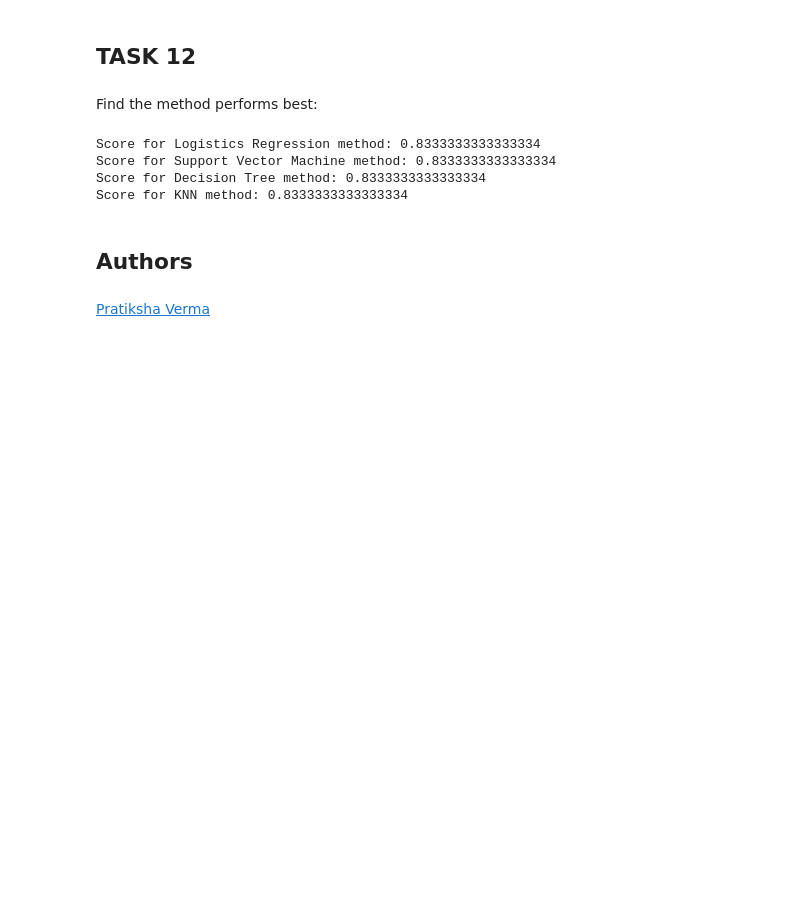
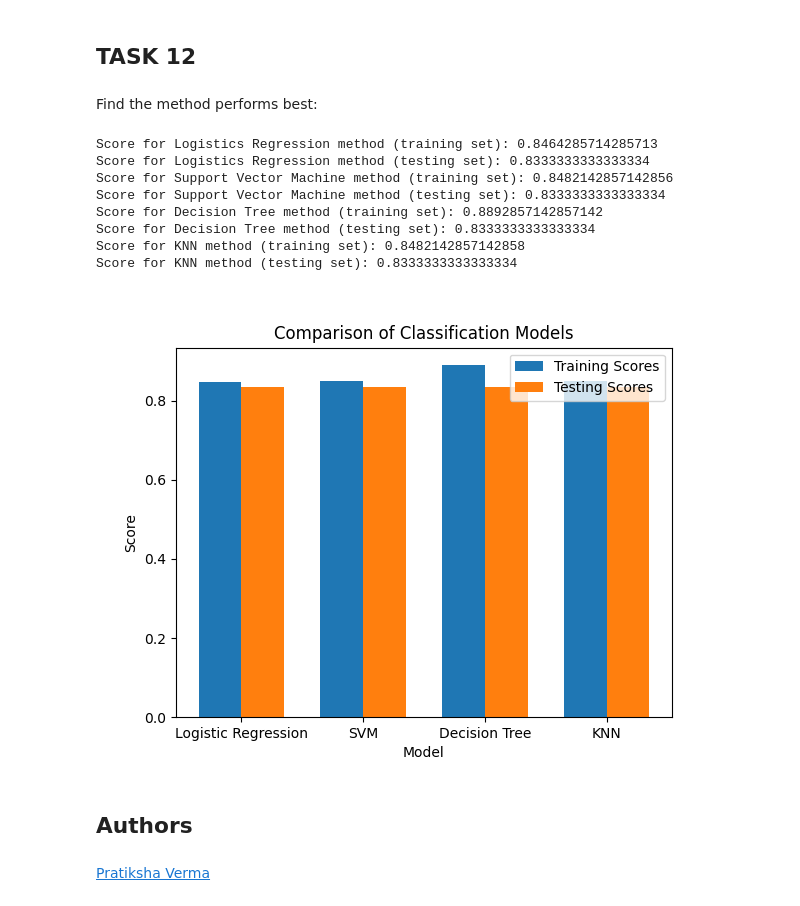
Before and after one commit to MuaadhS/IBM_Applied_Data_Science_Capstone, a Jupyter notebook: Week 4/SpaceX_Machine_Learning_Prediction_Part_5.ipynb, the cells around one changed output. Cells and saved outputs as stored; diff of their text form; code cells hidden in the pictures; blank space fills up the shorter version.

```diff
--- a/Week 4/SpaceX_Machine_Learning_Prediction_Part_5.ipynb
+++ b/Week 4/SpaceX_Machine_Learning_Prediction_Part_5.ipynb
@@ -323,16 +323,62 @@ plot_confusion_matrix(Y_test,yhat)
 ## TASK  12
 # %% [markdown]
 Find the method performs best:
-# %%
-print('Score for Logistics Regression method:', logreg_cv.score(X_test, Y_test))
-print('Score for Support Vector Machine method:', svm_cv.score(X_test, Y_test))
-print('Score for Decision Tree method:', tree_cv.score(X_test, Y_test))
-print('Score for KNN method:', knn_cv.score(X_test, Y_test))
-# %% [output]
-Score for Logistics Regression method: 0.8333333333333334
-Score for Support Vector Machine method: 0.8333333333333334
-Score for Decision Tree method: 0.8333333333333334
-Score for KNN method: 0.8333333333333334
+# %%
+train_logreg = logreg_cv.best_score_
+test_logreg = logreg_cv.score(X_test, Y_test)
+train_svm = svm_cv.best_score_
+test_svm = svm_cv.score(X_test, Y_test)
+train_tree = tree_cv.best_score_
+test_tree = tree_cv.score(X_test, Y_test)
+train_knn = knn_cv.best_score_
+test_knn = knn_cv.score(X_test, Y_test)
+
+
+print('Score for Logistics Regression method (training set):', train_logreg)
+print('Score for Logistics Regression method (testing set):', test_logreg)
+print('Score for Support Vector Machine method (training set):', train_svm)
+print('Score for Support Vector Machine method (testing set):', test_svm)
+print('Score for Decision Tree method (training set):', train_tree)
+print('Score for Decision Tree method (testing set):', test_tree)
+print('Score for KNN method (training set):', train_knn)
+print('Score for KNN method (testing set):', test_knn)
+
+
+train_scores = [train_logreg, train_svm, train_tree, train_knn]
+test_scores = [test_logreg, test_svm, test_tree, test_knn]
+
+models = ['Logistic Regression', 'SVM', 'Decision Tree', 'KNN']
+
+bar_width = 0.35
+
+x_ticks = np.arange(len(models))
+
+fig, ax = plt.subplots()
+
+
+
+ax.bar(x_ticks - bar_width/2, train_scores, bar_width, label='Training Scores')
+ax.bar(x_ticks + bar_width/2, test_scores, bar_width, label='Testing Scores')
+
+# Add labels and titles
+ax.set_xticks(x_ticks)
+ax.set_xticklabels(models)
+ax.set_xlabel('Model')
+ax.set_ylabel('Score')
+ax.set_title('Comparison of Classification Models')
+ax.legend()
+
+plt.show()
+# %% [output]
+Score for Logistics Regression method (training set): 0.8464285714285713
+Score for Logistics Regression method (testing set): 0.8333333333333334
+Score for Support Vector Machine method (training set): 0.8482142857142856
+Score for Support Vector Machine method (testing set): 0.8333333333333334
+Score for Decision Tree method (training set): 0.8892857142857142
+Score for Decision Tree method (testing set): 0.8333333333333334
+Score for KNN method (training set): 0.8482142857142858
+Score for KNN method (testing set): 0.8333333333333334
+[figure, added]
 # %% [markdown]
 ## Authors
 # %% [markdown]
```
Also changed, not shown: parts of 1 cell of this notebook.
